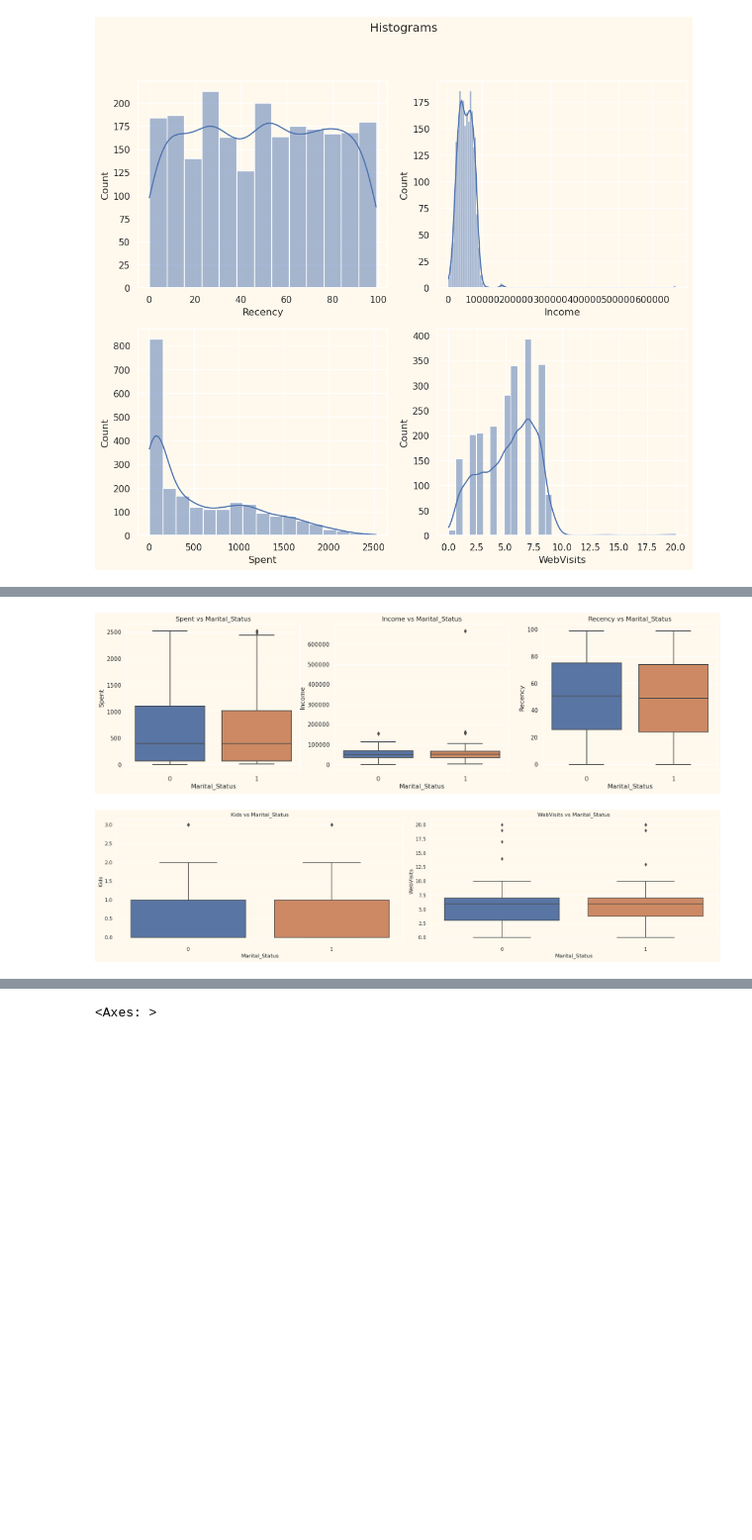
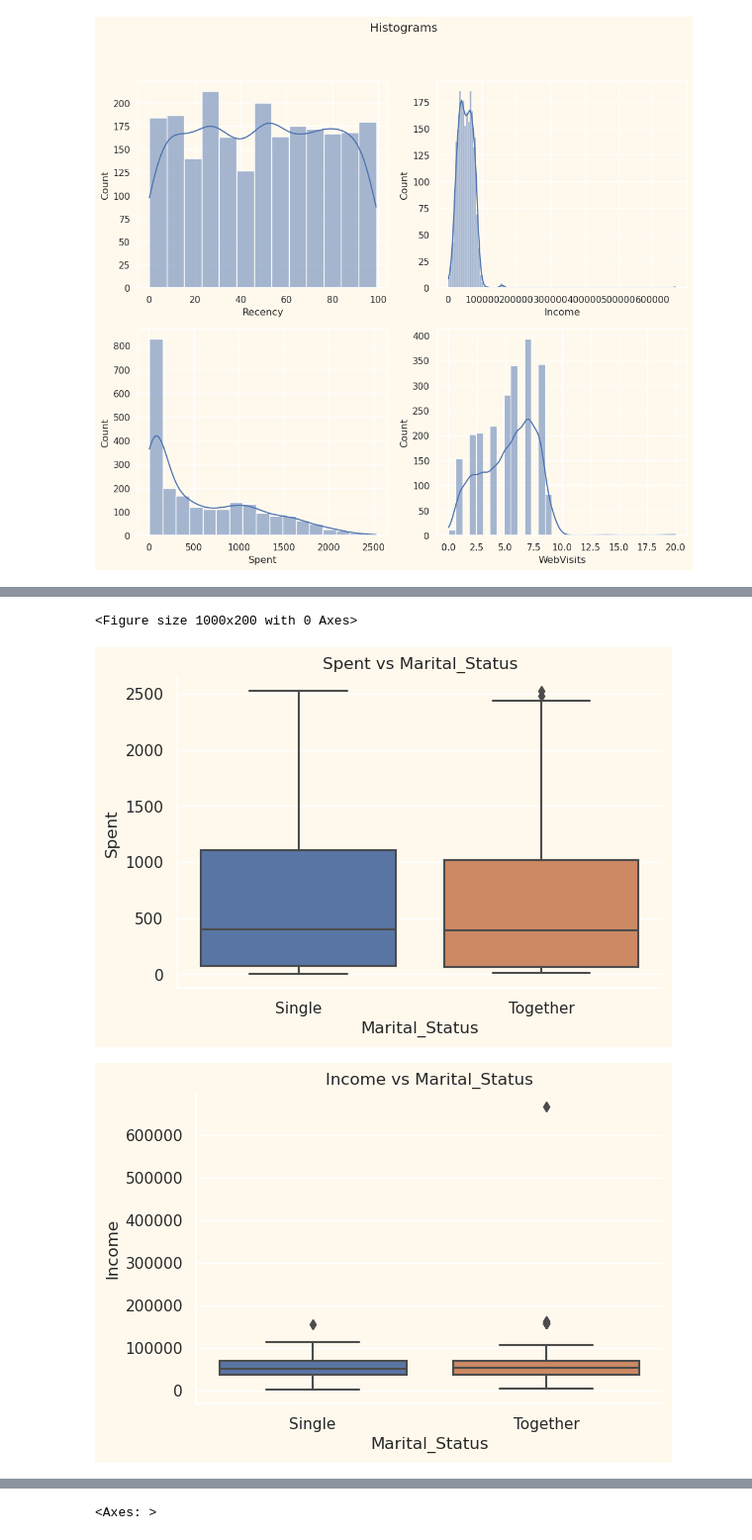
Before and after one commit to CatarinaCosta02/DAA-Project1, a Jupyter notebook: data_exploration.ipynb, the cells around one changed output, grey strips where cells are left out. Shown at 99% size. Saved outputs shown, nothing was run; the diff lists cells and outputs as text; code cells hidden in the pictures; blank space fills up the shorter version.

```diff
--- a/data_exploration.ipynb
+++ b/data_exploration.ipynb
@@ -463,31 +496,17 @@ plt.show()
 # %%
-# Set up a 1x3 subplot grid
-fig, axes = plt.subplots(1, 3, figsize=(20, 5))
-fig, axes2 = plt.subplots(1,2, figsize=(20, 5))
 
-# Boxplot for Spent vs Marital_Status
-sns.boxplot(x="Marital_Status", y="Spent", data=data, ax=axes[0])
-axes[0].set_title("Spent vs Marital_Status")
+variables = ["Spent", "Income", "Recency", "Kids", "WebVisits"]
+titles = ["Spent vs Marital_Status", "Income vs Marital_Status", "Recency vs Marital_Status", "Kids vs Marital_Status", "WebVisits vs Marital_Status"]
 
-# Boxplot for Income vs Education
-sns.boxplot(x="Marital_Status", y="Income", data=data, ax=axes[1])
-axes[1].set_title("Income vs Marital_Status")
+plt.figure(figsize=(10, 2))
 
-# Boxplot for Spent vs Education
-sns.boxplot(x="Marital_Status", y="Recency", data=data, ax=axes[2])
-axes[2].set_title("Recency vs Marital_Status")
+for i, variable in enumerate(variables):
+    sns.catplot(x="Marital_Status", y=variable, data=data, kind="box", aspect=1.5, height=4)
+    plt.title(titles[i])
 
-sns.boxplot(x="Marital_Status", y="Kids", data=data, ax=axes2[0])
-axes2[0].set_title("Kids vs Marital_Status")
-
-sns.boxplot(x="Marital_Status", y="WebVisits", data=data, ax=axes2[1])
-axes2[1].set_title("WebVisits vs Marital_Status")
-
-# Adjust layout
 plt.tight_layout()
-
-# Show the plot
 plt.show()
 # %% [output]
+<Figure size 1000x200 with 0 Axes>
-[figure, old version]
+[figure, new version]
-[figure, old version]
+[figure, new version]
```
Also changed, not shown: parts of 31 cells of this notebook, 1 other file.
